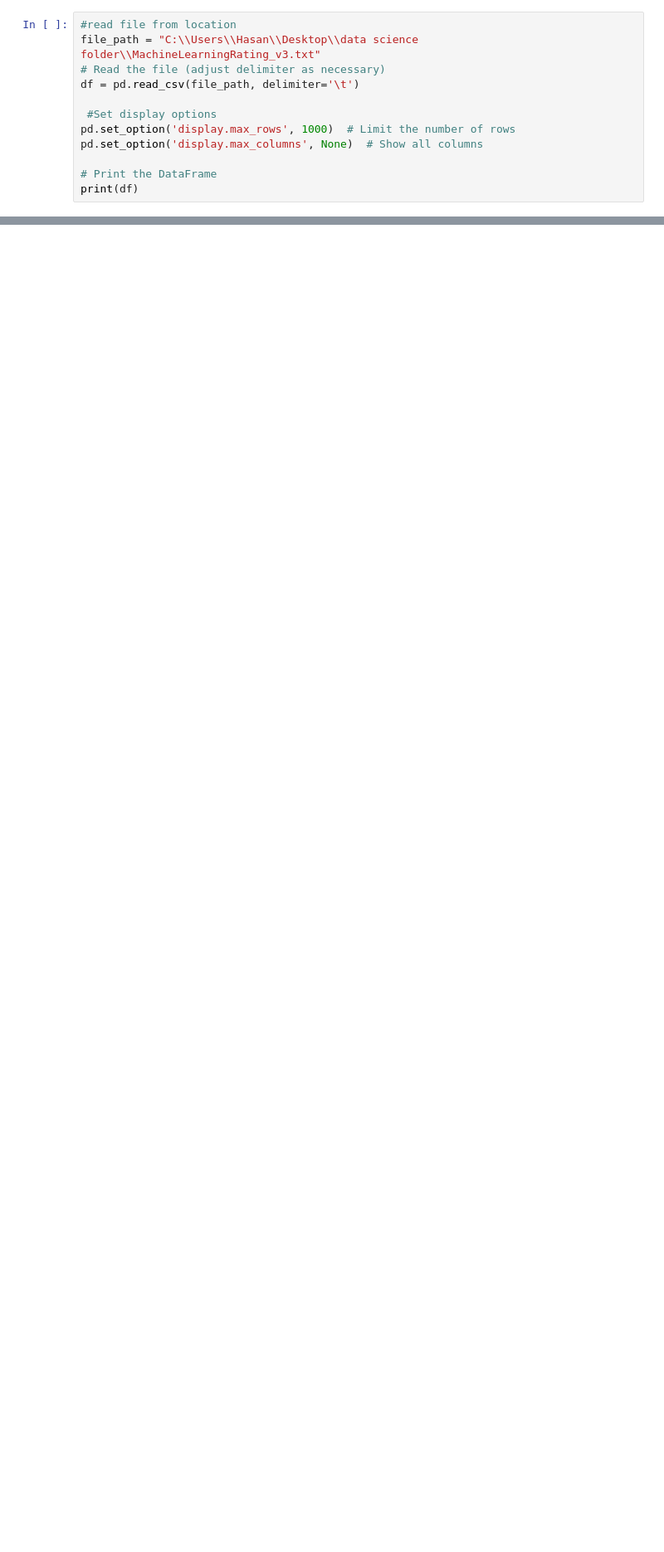
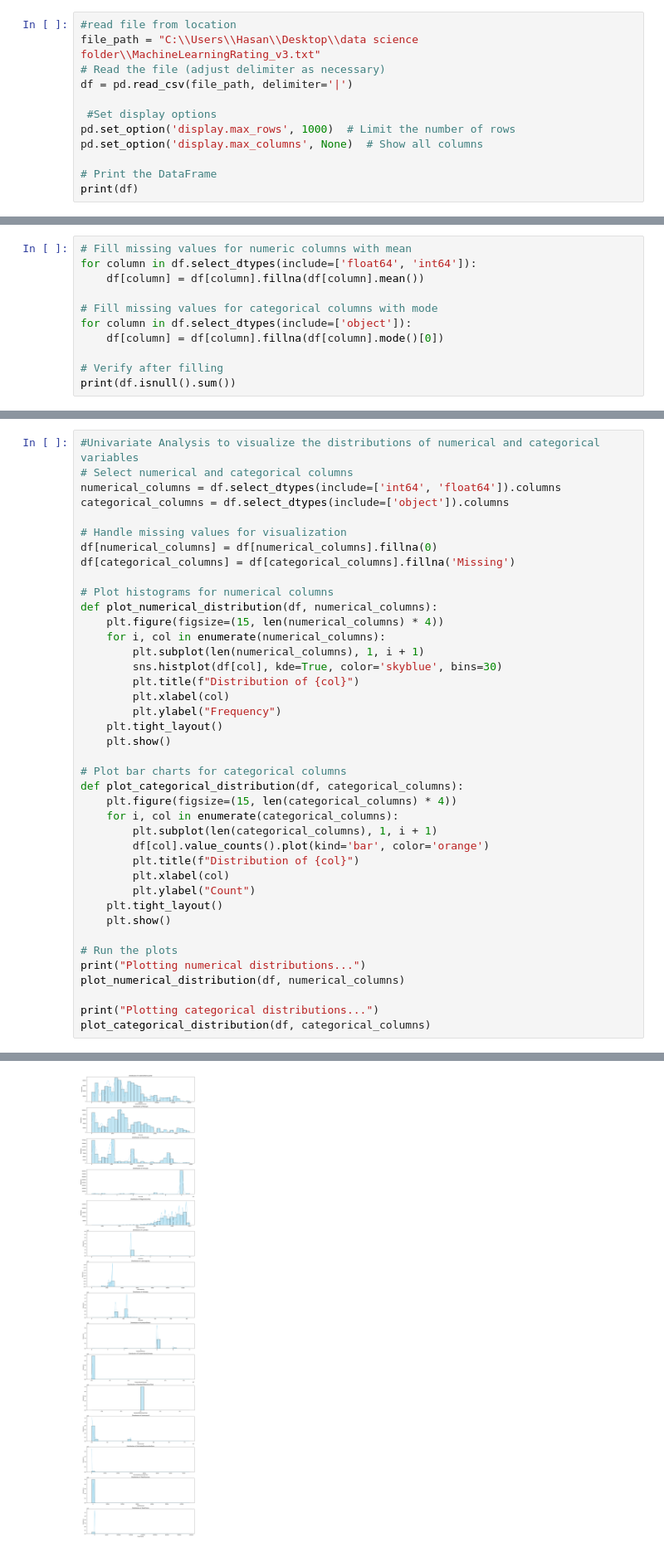
Before and after one commit to hasankere/Week2_Challenge_Project, a Jupyter notebook: notebooks/Alpha_Inshurance.ipynb, the cells around one changed output, grey strips where cells are left out. Shown at 83% size. Saved outputs shown, nothing was run; the diff lists cells and outputs as text; blank space fills up the shorter version.

```diff
--- a/notebooks/Alpha_Inshurance.ipynb
+++ b/notebooks/Alpha_Inshurance.ipynb
@@ -4,7 +13,7 @@ import pandas as pd
 #read file from location
 file_path = "C:\\Users\\Hasan\\Desktop\\data science folder\\MachineLearningRating_v3.txt"
 # Read the file (adjust delimiter as necessary)
-df = pd.read_csv(file_path, delimiter='\t')
+df = pd.read_csv(file_path, delimiter='|')
 
  #Set display options
 pd.set_option('display.max_rows', 1000)  # Limit the number of rows
@@ -57,0 +83,11 @@ Index: []
+# %%
+# Fill missing values for numeric columns with mean
+for column in df.select_dtypes(include=['float64', 'int64']):
+    df[column] = df[column].fillna(df[column].mean())
+
+# Fill missing values for categorical columns with mode
+for column in df.select_dtypes(include=['object']):
+    df[column] = df[column].fillna(df[column].mode()[0])
+
+# Verify after filling
+print(df.isnull().sum())
@@ -57,0 +208,41 @@ Index: []
+# %%
+#Univariate Analysis to visualize the distributions of numerical and categorical variables
+# Select numerical and categorical columns
+numerical_columns = df.select_dtypes(include=['int64', 'float64']).columns
+categorical_columns = df.select_dtypes(include=['object']).columns
+
+# Handle missing values for visualization
+df[numerical_columns] = df[numerical_columns].fillna(0)
+df[categorical_columns] = df[categorical_columns].fillna('Missing')
+
+# Plot histograms for numerical columns
+def plot_numerical_distribution(df, numerical_columns):
+    plt.figure(figsize=(15, len(numerical_columns) * 4))
+    for i, col in enumerate(numerical_columns):
+        plt.subplot(len(numerical_columns), 1, i + 1)
+        sns.histplot(df[col], kde=True, color='skyblue', bins=30)
+        plt.title(f"Distribution of {col}")
+        plt.xlabel(col)
+        plt.ylabel("Frequency")
+    plt.tight_layout()
+    plt.show()
+
+# Plot bar charts for categorical columns
+def plot_categorical_distribution(df, categorical_columns):
+    plt.figure(figsize=(15, len(categorical_columns) * 4))
+    for i, col in enumerate(categorical_columns):
+        plt.subplot(len(categorical_columns), 1, i + 1)
+        df[col].value_counts().plot(kind='bar', color='orange')
+        plt.title(f"Distribution of {col}")
+        plt.xlabel(col)
+        plt.ylabel("Count")
+    plt.tight_layout()
+    plt.show()
+
+# Run the plots
+print("Plotting numerical distributions...")
+plot_numerical_distribution(df, numerical_columns)
+
+print("Plotting categorical distributions...")
+plot_categorical_distribution(df, categorical_columns)
+# %% [output]
@@ -57,0 +250 @@ Index: []
+[figure, added]
```
Also changed, not shown: parts of 20 cells of this notebook.
